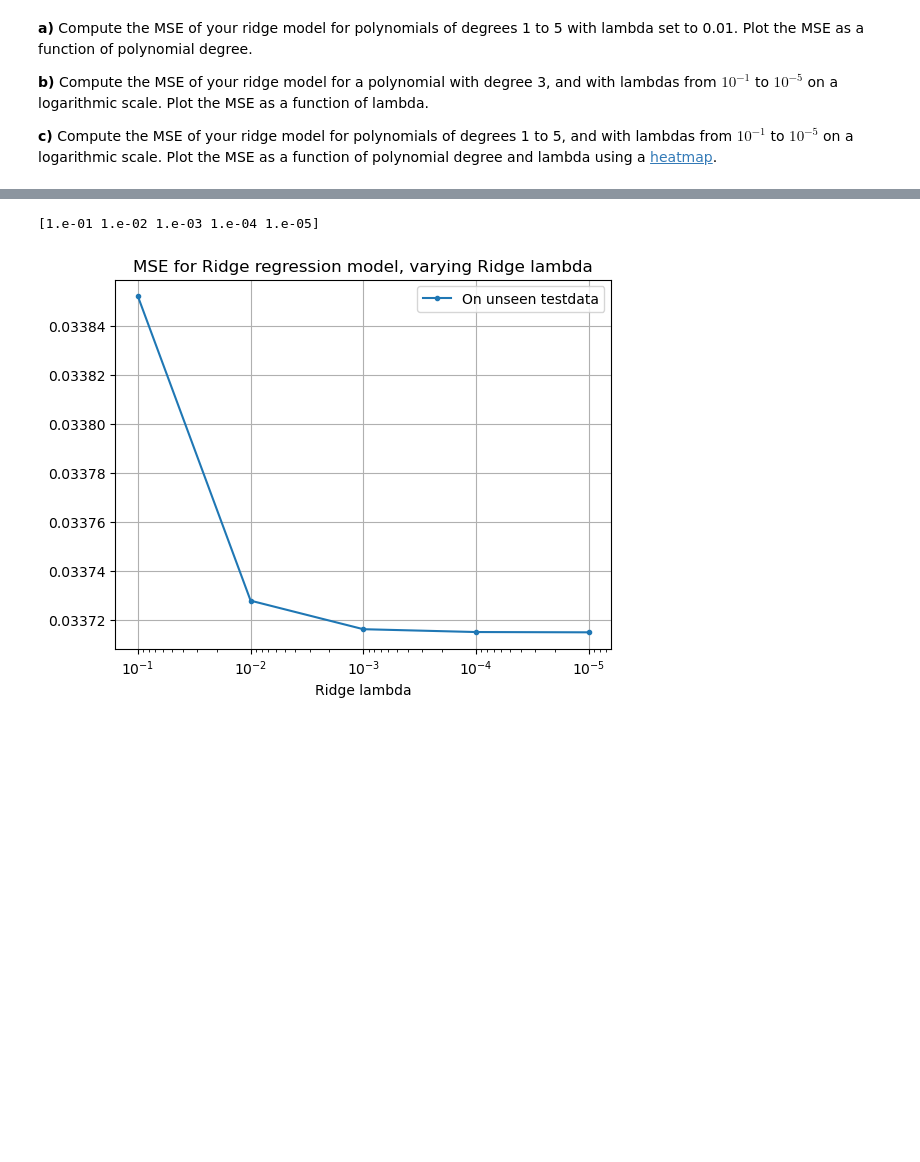
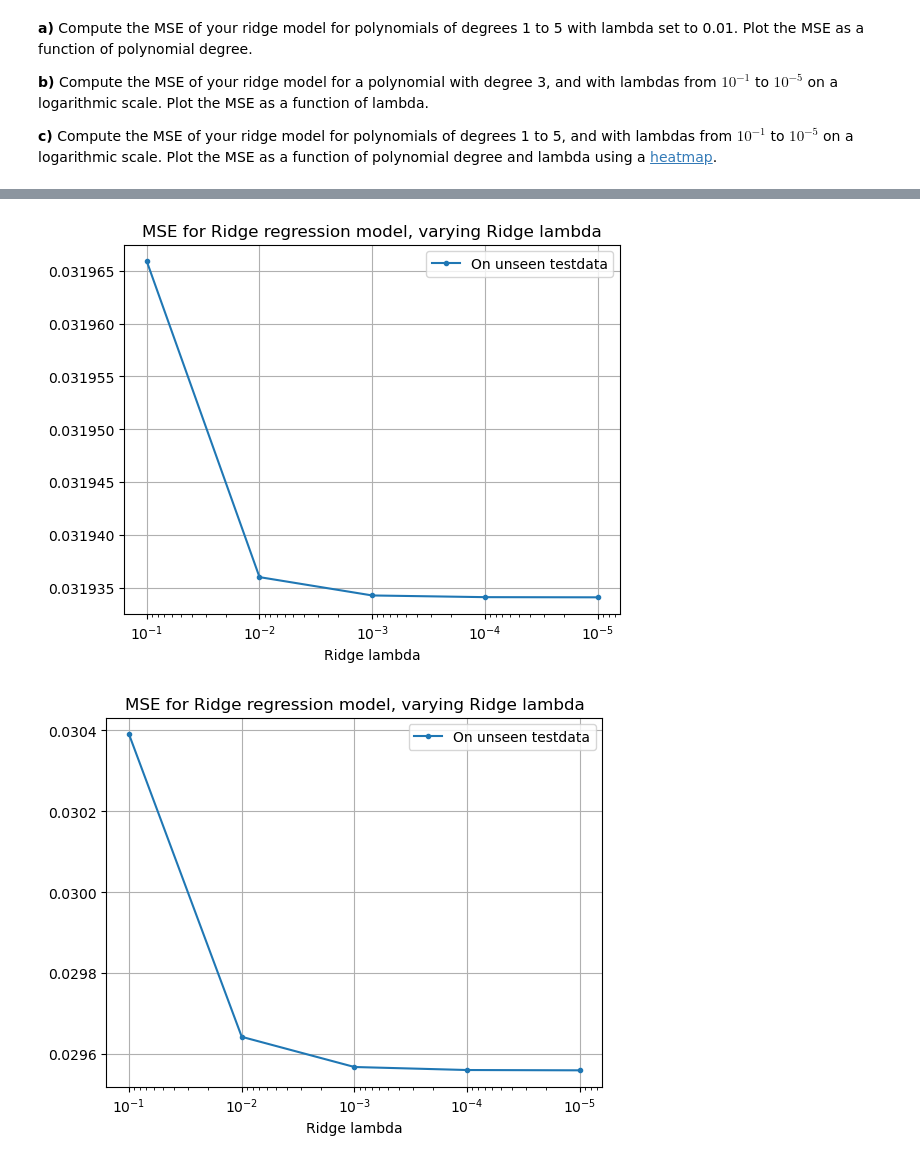
Before and after one commit to johnmagj/FYS-STK4155, a Jupyter notebook: Week36/exercises_week36.ipynb, the cells around one changed output, grey strips where cells are left out. Drawn from its saved outputs; the diff is of its cells as text; code cells hidden in the pictures; blank space fills up the shorter version.

```diff
--- a/Week36/exercises_week36.ipynb
+++ b/Week36/exercises_week36.ipynb
@@ -291,8 +291,6 @@ for i in range(len(ridge_lambdas)):
     predict_y3_test = X3_test_s @ beta_ridge + y3_offset
     MSE_Ridge_model_lambdas[i] = mean_squared_error(y3_test, predict_y3_test)
 
-print(ridge_lambdas)
-
 plt.semilogx(ridge_lambdas, MSE_Ridge_model_lambdas, ".-", label="On unseen testdata")
 plt.gca().invert_xaxis()    # Flips the x-axis direction
 plt.grid()
@@ -302,8 +300,7 @@ plt.legend()
 plt.show()
 plt.close()
 # %% [output]
-[1.e-01 1.e-02 1.e-03 1.e-04 1.e-05]
-[figure, old version]
+[figure, new version]
 # %%
 def find_MSE_Ridge_predict_test_polys(x_data, y_data, poly_min, poly_max, ridge_lambda):
     """
@@ -339,37 +336,50 @@ def find_MSE_Ridge_predict_test_polys(x_data, y_data, poly_min, poly_max, ridge_
 # %%
-def find_MSE_Ridge_predict_test_lambdas(x_data, y_data, poly_deg, ):
+def find_MSE_Ridge_predict_test_lambdas(x_data, y_data, poly_degree, ridge_lambda_start, ridge_lambda_stop):
+    """
+    Calculate the MSE
+    """
+    import numpy as np
+    import matplotlib.pyplot as plt
+    from sklearn.model_selection import train_test_split
+    from sklearn.preprocessing import StandardScaler
+    from sklearn.metrics import mean_squared_error
+
+    x = x_data
+    y = y_data
+    poly_degree = int(poly_degree)
+    exp_start = np.log10(ridge_lambda_start)
+    exp_stop = np.log10(ridge_lambda_stop)
+
+    ridge_lambdas = np.logspace(exp_start, exp_stop, int(abs(exp_stop-exp_start)+1)) # np.logspace takes 1e(exp_start) and 1e(exp_stop) as arguments, 1e1 step
+    MSE_Ridge_model_lambdas = np.zeros(len(ridge_lambdas))
+
+    X = polynomial_features(x, poly_degree)
+    X_train, X_test, y_train, y_test = train_test_split(X, y, test_size=0.2)
+
+    scaler = StandardScaler()
+    scaler.fit(X_train)                       # Computes the mean and std to be used for later scaling
+    X_train_s = scaler.transform(X_train)    # Using scaler function on the prepared training set from X
+    X_test_s = scaler.transform(X_test)      # Using scaler function on the prepared test set from X
+    y_offset = np.mean(y_train)               # Mean of y values in the training set for y
+
+    for i in range(len(ridge_lambdas)):
+        beta_ridge = Ridge_parameters(X_train_s, y_train, ridge_lambda=ridge_lambdas[i])
+        predict_y_test = X_test_s @ beta_ridge + y_offset
+        MSE_Ridge_model_lambdas[i] = mean_squared_error(y_test, predict_y_test)
+
+    return ridge_lambdas, MSE_Ridge_model_lambdas
 
 poly_deg = 3
 
-exp_start = -1
-exp_stop = -5
-ridge_lambdas = np.logspace(exp_start, exp_stop, abs(exp_stop-exp_start)+1) # np.logspace takes 1e(exp_start) and 1e(exp_stop) as arguments, 1e1 step
-
-
-
-MSE_Ridge_model_lambdas = np.zeros(len(ridge_lambdas))
-
-X3 = polynomial_features(x, poly_deg)
-X3_train, X3_test, y3_train, y3_test = train_test_split(X3, y, test_size=0.2)
-
-scaler3 = StandardScaler()
-scaler3.fit(X3_train)                       # Computes the mean and std to be used for later scaling
-X3_train_s = scaler3.transform(X3_train)    # Using scaler function on the prepared training set from X
-X3_test_s = scaler3.transform(X3_test)      # Using scaler function on the prepared test set from X
-y3_offset = np.mean(y3_train)               # Mean of y values in the training set for y
-
-for i in range(len(ridge_lambdas)):
-    beta_ridge = Ridge_parameters(X3_train_s, y3_train, ridge_lambda=ridge_lambdas[i])
-    predict_y3_test = X3_test_s @ beta_ridge + y3_offset
-    MSE_Ridge_model_lambdas[i] = mean_squared_error(y3_test, predict_y3_test)
-
-print(ridge_lambdas)
+ridge_lambdas, MSE_Ridge_model_lambdas = find_MSE_Ridge_predict_test_lambdas(x, y, poly_deg, 1e-1, 1e-5)
 
 plt.semilogx(ridge_lambdas, MSE_Ridge_model_lambdas, ".-", label="On unseen testdata")
 plt.gca().invert_xaxis()    # Flips the x-axis direction
 plt.grid()
 plt.title(f"MSE for Ridge regression model, varying Ridge lambda")
 plt.xlabel("Ridge lambda")
 plt.legend()
 plt.show()
 plt.close()
+# %% [output]
+[figure, added]
```
Also changed, not shown: parts of 5 cells of this notebook.
